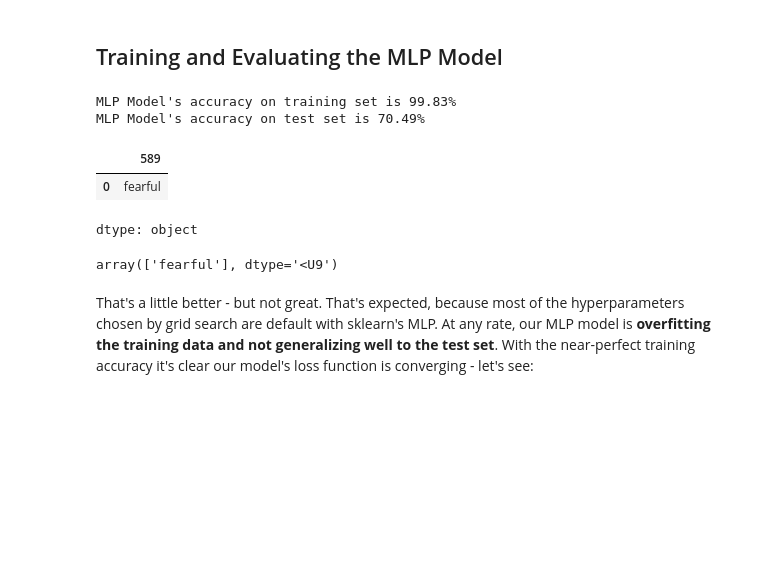
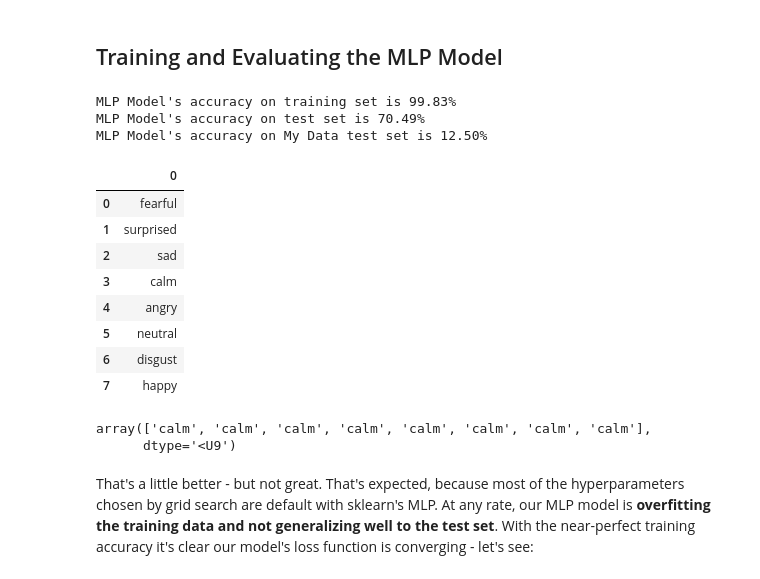
Before and after one commit to areeba-droid/Week4-NeuralNetworks, a Jupyter notebook: Week4__Neural_Networks.ipynb, the cells around one changed output. Drawn from its saved outputs; the diff is of its cells as text; code cells hidden in the pictures; blank space fills up the shorter version.

Commit message:
Added my data as the test set and created a confusion matrix for it

```diff
--- a/Week4__Neural_Networks.ipynb
+++ b/Week4__Neural_Networks.ipynb
@@ -591,23 +578,33 @@ print(f'MLP Model\'s accuracy on training set is {100*model.score(X_train, y_tra
 # As we're done with hyperparameter tuning, we can check accuracy on test set
 # Note that, up to this point, we did not touch the test set at all
 print(f'MLP Model\'s accuracy on test set is {100*model.score(X_test, y_test):.2f}%')
+print(f'MLP Model\'s accuracy on My Data test set is {100*model.score(my_features, my_emotions):.2f}%')
+
 # test the data on my dataset and get an accuracy on that
 # %% [output]
 MLP Model's accuracy on training set is 99.83%
 MLP Model's accuracy on test set is 70.49%
+MLP Model's accuracy on My Data test set is 12.50%
 # %%
 # to check the output use
-y_test.iloc[10]
+my_emotions
 # %% [output]
-|  | 589 |
+|  | 0 |
 | 0 | fearful |
+| 1 | surprised |
+| 2 | sad |
+| 3 | calm |
+| 4 | angry |
+| 5 | neutral |
+| 6 | disgust |
+| 7 | happy |
-dtype: object
 # %%
-my_test_file = X_test[10]
+# my_test_file = X_test[10]
 # to test on one specific file
-model.predict([my_test_file])
+model.predict(my_features)
 # %% [output]
-array(['fearful'], dtype='<U9')
+array(['calm', 'calm', 'calm', 'calm', 'calm', 'calm', 'calm', 'calm'],
+      dtype='<U9')
 # %% [markdown]
 That's a little better - but not great. That's expected, because most of the hyperparameters chosen by grid search are default with sklearn's MLP. At any rate, our MLP model is **overfitting the training data and not generalizing well to the test set**. With the near-perfect training accuracy it's clear our model's loss function is converging - let's see:
 # %%
```
Also changed, not shown: parts of 4 cells of this notebook.
